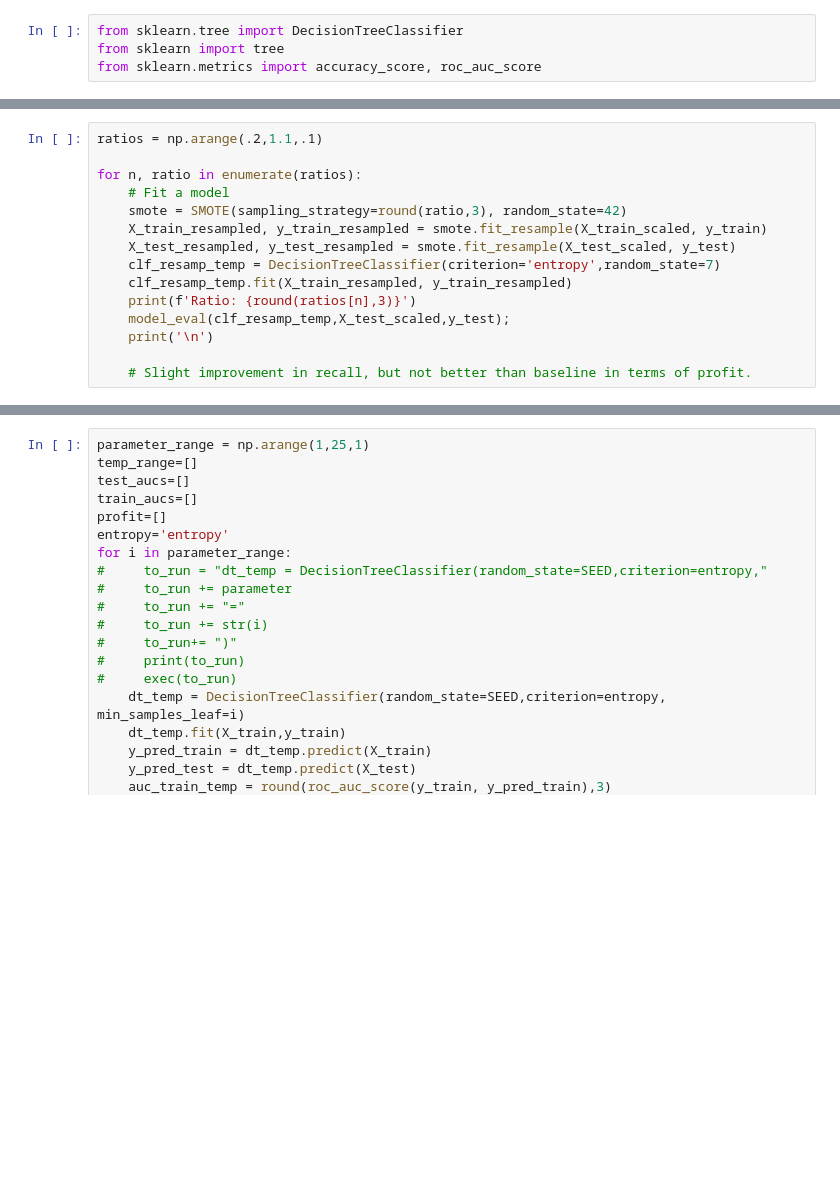
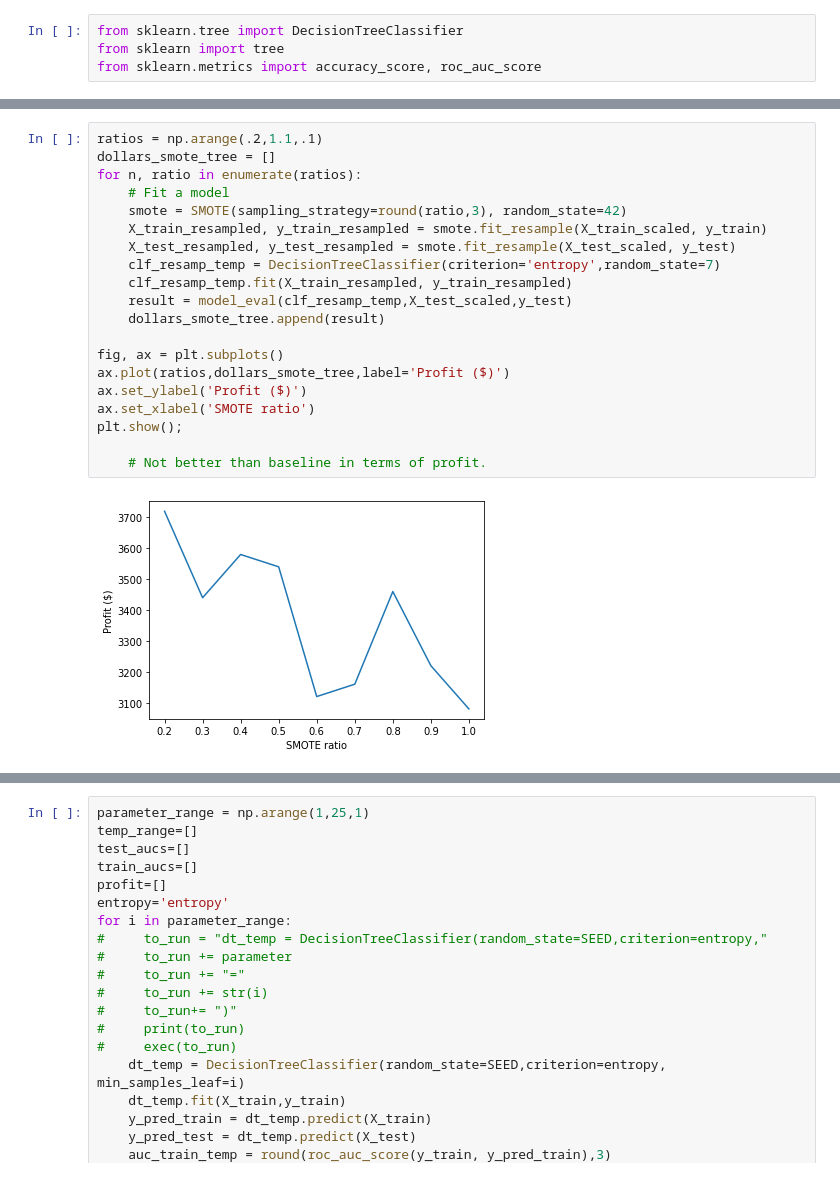
Before and after one commit to MattLeRoi/Telecom-customer-churn-analysis, a Jupyter notebook: phase3_project.ipynb, the cells around one changed output, grey strips where cells are left out. Drawn from its saved outputs; the diff is of its cells as text; blank space fills up the shorter version.

```diff
--- a/phase3_project.ipynb
+++ b/phase3_project.ipynb
@@ -126,18 +187,25 @@ model_eval(clf_ll,X_test,y_test);
 # %%
 ratios = np.arange(.2,1.1,.1)
-
+dollars_smote_tree = []
 for n, ratio in enumerate(ratios):
     # Fit a model
     smote = SMOTE(sampling_strategy=round(ratio,3), random_state=42)
     X_train_resampled, y_train_resampled = smote.fit_resample(X_train_scaled, y_train)
     X_test_resampled, y_test_resampled = smote.fit_resample(X_test_scaled, y_test)
     clf_resamp_temp = DecisionTreeClassifier(criterion='entropy',random_state=7)
     clf_resamp_temp.fit(X_train_resampled, y_train_resampled)
-    print(f'Ratio: {round(ratios[n],3)}')
-    model_eval(clf_resamp_temp,X_test_scaled,y_test);
-    print('\n')
+    result = model_eval(clf_resamp_temp,X_test_scaled,y_test)
+    dollars_smote_tree.append(result)
 
-    # Slight improvement in recall, but not better than baseline in terms of profit.
+fig, ax = plt.subplots()
+ax.plot(ratios,dollars_smote_tree,label='Profit ($)')
+ax.set_ylabel('Profit ($)')
+ax.set_xlabel('SMOTE ratio')
+plt.show();
+
+    # Not better than baseline in terms of profit.
+# %% [output]
+[figure, added]
 # %%
 SEED=37
 
```
Also changed, not shown: parts of 20 cells of this notebook.
